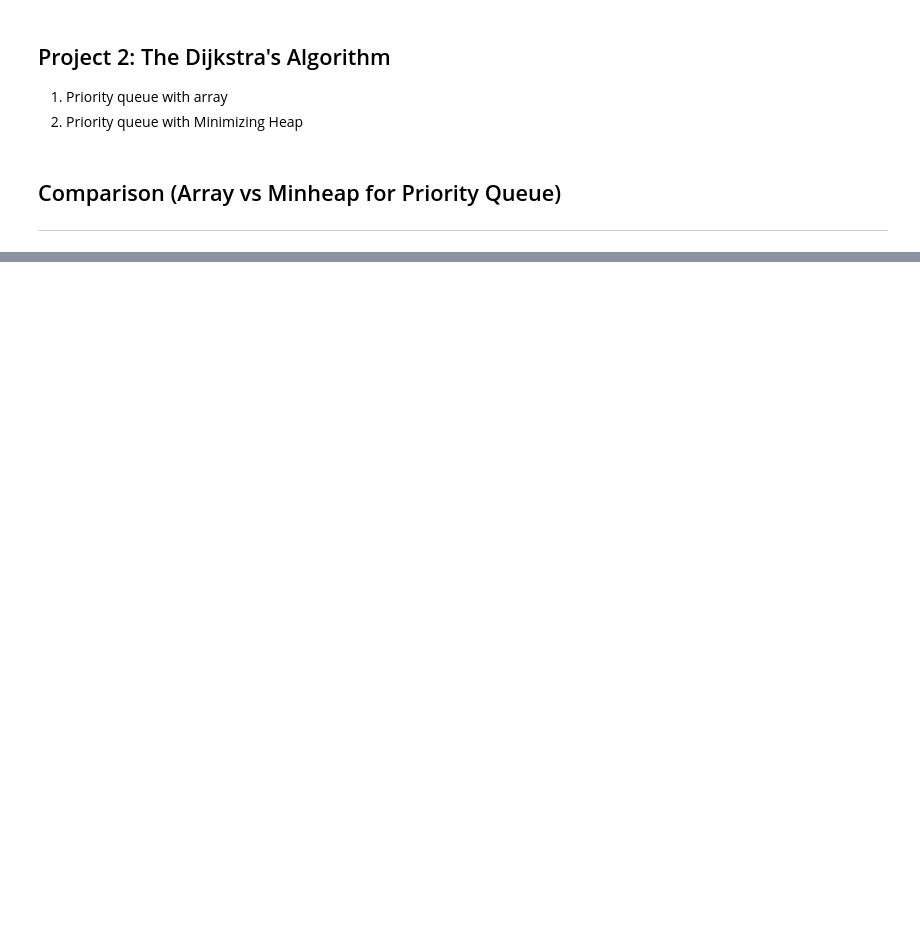
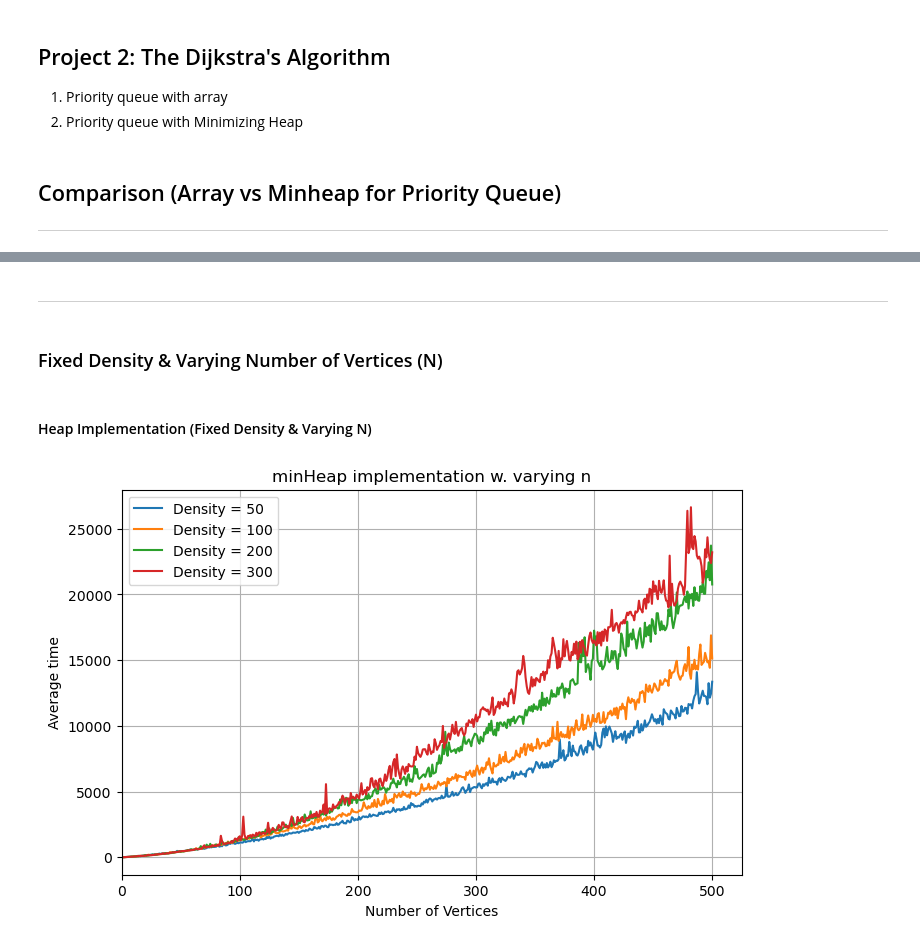
Before and after one commit to isaacchunn/sc2001-projects, a Jupyter notebook: Project2-Dijkstra/Visualization/SC2001_Project2.ipynb, the cells around one changed output, grey strips where cells are left out. Drawn from its saved outputs; the diff is of its cells as text; code cells hidden in the pictures; blank space fills up the shorter version.

```diff
--- a/Project2-Dijkstra/Visualization/SC2001_Project2.ipynb
+++ b/Project2-Dijkstra/Visualization/SC2001_Project2.ipynb
@@ -313,0 +328,40 @@ for i in range (2):
+# %% [markdown]
+---
+# %% [markdown]
+
+### Fixed Density & Varying Number of Vertices (N)
+# %%
+V500_D50_HEAP_DF = pd.read_csv("../data/VaryingVFixedD/V_500_D_50_Heap/V_500_D_50_Heap.csv")
+V500_D100_HEAP_DF = pd.read_csv("../data/VaryingVFixedD/V_500_D_100_Heap/V_500_D_100_Heap.csv")
+V500_D200_HEAP_DF = pd.read_csv("../data/VaryingVFixedD/V_500_D_200_Heap/V_500_D_200_Heap.csv")
+V500_D300_HEAP_DF = pd.read_csv("../data/VaryingVFixedD/V_500_D_300_Heap/V_500_D_300_Heap.csv")
+
+V500_D50_ARRAY_DF = pd.read_csv("../data/VaryingVFixedD/V_500_D_50_Array/V_500_D_50_Array.csv")
+V500_D100_ARRAY_DF  = pd.read_csv("../data/VaryingVFixedD/V_500_D_100_Array/V_500_D_100_Array.csv")
+V500_D200_ARRAY_DF  = pd.read_csv("../data/VaryingVFixedD/V_500_D_200_Array/V_500_D_200_Array.csv")
+V500_D300_ARRAY_DF  = pd.read_csv("../data/VaryingVFixedD/V_500_D_300_Array/V_500_D_300_Array.csv")
+# %% [markdown]
+#### Heap Implementation (Fixed Density & Varying N)
+# %%
+fig= plt.figure(figsize= (8,5))
+ax = fig.add_subplot(1,1,1)
+
+HeapList = [V500_D50_HEAP_DF,V500_D100_HEAP_DF,V500_D200_HEAP_DF,V500_D300_HEAP_DF]
+label = [50,100,200,300]
+
+for i in range(4):
+    HeapDF = HeapList[i]
+    plt.plot(HeapDF["Vertices"], HeapDF["Time taken(ms)"], label = f"Density = {label[i]}")
+
+plt.title("minHeap implementation w. varying n")
+plt.xlabel("Number of Vertices")
+plt.ylabel("Average time")
+
+#GraphLimiter(50,250,5000)
+
+plt.grid()
+plt.legend()
+plt.xlim(left = 0)
+plt.show()
+# %% [output]
+[figure, added]
```
Also changed, not shown: parts of 14 cells of this notebook.
